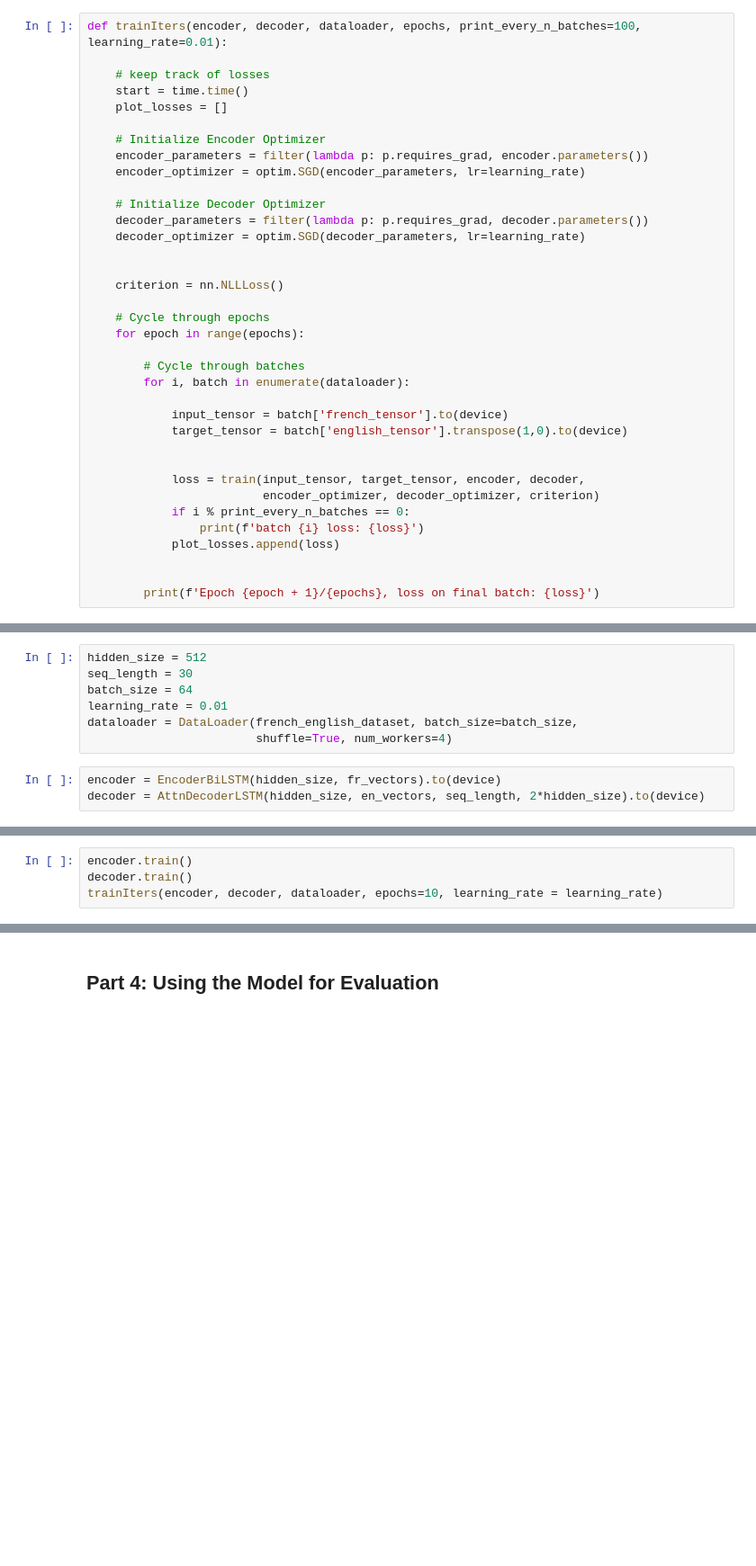
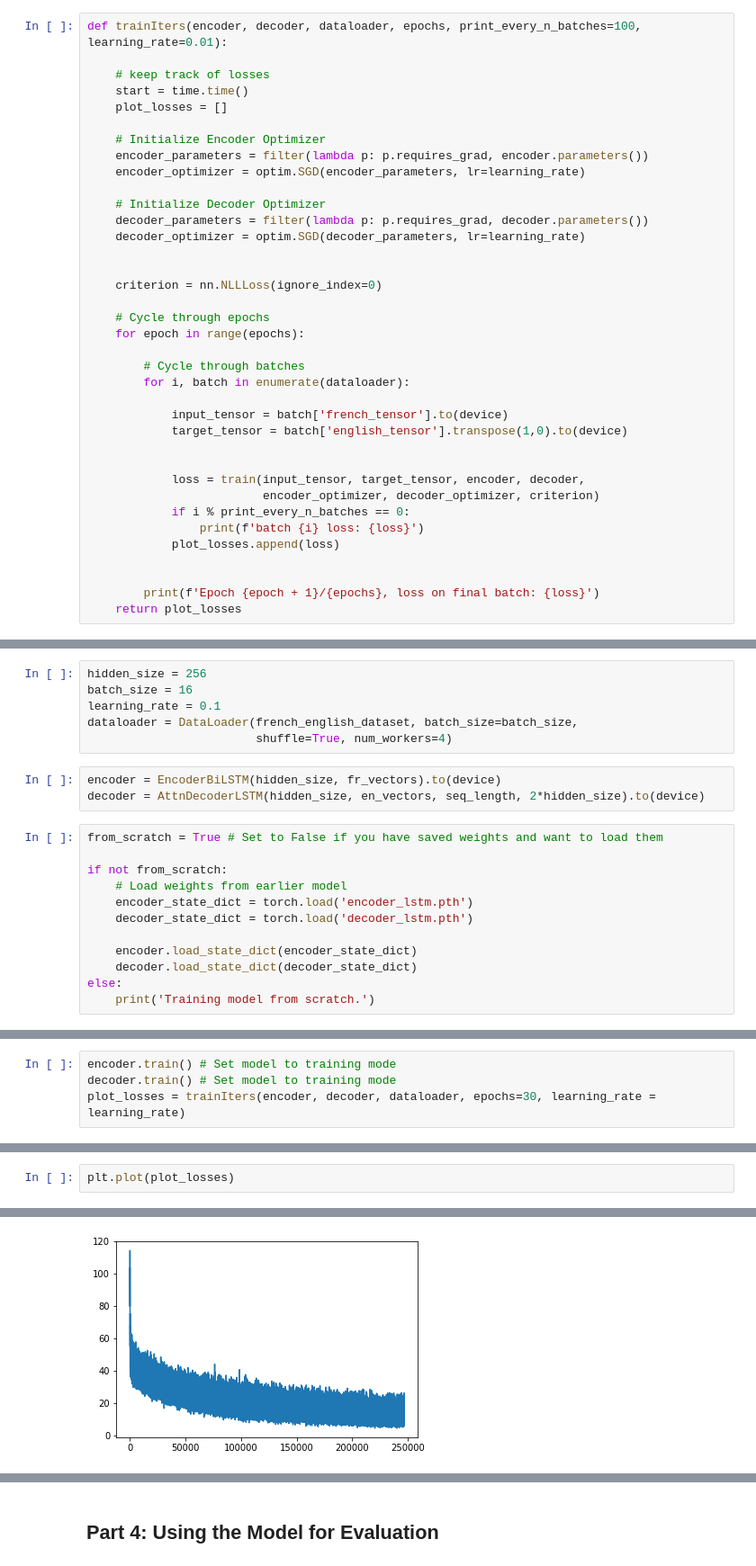
Before and after one commit to macbrennan90/translation-model, a Jupyter notebook: translation-model.ipynb, the cells around one changed output, grey strips where cells are left out. Shown at 90% size. Cells and saved outputs as stored; diff of their text form; blank space fills up the shorter version.

Commit message:
Ignored <pad> in loss, initialized hh weights to identity matrix

```diff
--- a/translation-model.ipynb
+++ b/translation-model.ipynb
@@ -1095,7 +984,7 @@ def trainIters(encoder, decoder, dataloader, epochs, print_every_n_batches=100,
     decoder_optimizer = optim.SGD(decoder_parameters, lr=learning_rate)
 
 
-    criterion = nn.NLLLoss()
+    criterion = nn.NLLLoss(ignore_index=0)
 
     # Cycle through epochs
     for epoch in range(epochs):
@@ -1115,3 +1004,4 @@ def trainIters(encoder, decoder, dataloader, epochs, print_every_n_batches=100,
 
 
         print(f'Epoch {epoch + 1}/{epochs}, loss on final batch: {loss}')
+    return plot_losses
@@ -1118,10 +1010,21 @@ def trainIters(encoder, decoder, dataloader, epochs, print_every_n_batches=100,
 # %%
-hidden_size = 512
-seq_length = 30
-batch_size = 64
-learning_rate = 0.01
+hidden_size = 256
+batch_size = 16
+learning_rate = 0.1
 dataloader = DataLoader(french_english_dataset, batch_size=batch_size,
                         shuffle=True, num_workers=4)
 # %%
 encoder = EncoderBiLSTM(hidden_size, fr_vectors).to(device)
 decoder = AttnDecoderLSTM(hidden_size, en_vectors, seq_length, 2*hidden_size).to(device)
+# %%
+from_scratch = True # Set to False if you have saved weights and want to load them
+
+if not from_scratch:
+    # Load weights from earlier model
+    encoder_state_dict = torch.load('encoder_lstm.pth')
+    decoder_state_dict = torch.load('decoder_lstm.pth')
+
+    encoder.load_state_dict(encoder_state_dict)
+    decoder.load_state_dict(decoder_state_dict)
+else:
+    print('Training model from scratch.')
@@ -1128,5 +1033,5 @@ decoder = AttnDecoderLSTM(hidden_size, en_vectors, seq_length, 2*hidden_size).to
 # %%
-encoder.train()
-decoder.train()
-trainIters(encoder, decoder, dataloader, epochs=10, learning_rate = learning_rate)
+encoder.train() # Set model to training mode
+decoder.train() # Set model to training mode
+plot_losses = trainIters(encoder, decoder, dataloader, epochs=30, learning_rate = learning_rate)
 # %% [output]
@@ -1171,0 +1073,3 @@ KeyboardInterrupt:
+# %%
+plt.plot(plot_losses)
+# %% [output]
@@ -1171,0 +1077 @@ KeyboardInterrupt:
+[figure, added]
```
Also changed, not shown: parts of 85 cells of this notebook, 1 other file.
